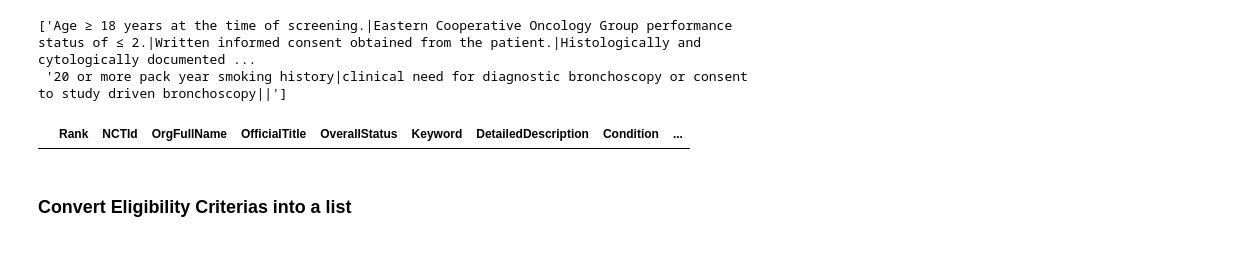
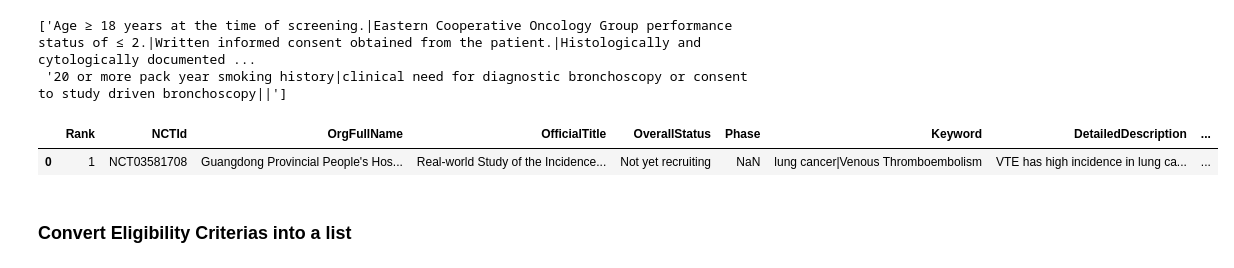
Before and after one commit to MWFK/NLP-Semantic-Similarity, a Jupyter notebook: ClinicalTrials/Data Engineering/01. Data_Extraction_Transformation.ipynb, the cells around one changed output. Drawn from its saved outputs; the diff is of its cells as text; code cells hidden in the pictures.

```diff
--- a/ClinicalTrials/Data Engineering/01. Data_Extraction_Transformation.ipynb
+++ b/ClinicalTrials/Data Engineering/01. Data_Extraction_Transformation.ipynb
@@ -19,21 +20,25 @@ from requests.packages.urllib3.util.retry import Retry
 # %% [markdown]
 ### Data
 # %%
-######### Study ##############
+####### Study #######
 # lung cancer
 # NStudiesFound: 10152
 
-######### Study Fields #######
-# NCTId, OrgFullName, OfficialTitle, OverallStatus, Keyword, DetailedDescription, Condition, EligibilityCriteria, HealthyVolunteers, Gender, MinimumAge, StudyPopulation,
-# LocationFacility, LocationCity, LocationState, LocationZip, LocationCountry
+####### Study Fields #######
+# NCTId, OrgFullName, OfficialTitle, OverallStatus, Phase, Keyword, DetailedDescription,
+# Condition, EligibilityCriteria, HealthyVolunteers, Gender, MinimumAge, StudyPopulation,
+# LocationFacility, LocationCity, LocationCountry
 
-### New Fields to add
-#LocationStatus
+####### New Fields to add #######
+# LocationStatus, Phase
 
-######### Range Min_MAX ######
+####### Deleted Fields #######
+# LocationState, LocationZip
+
+####### Range Min_MAX ######
 # 1 to 10152
 
-######### Format ############
+####### Format #######
 # CSV
 
 step    = 1000
@@ -43,9 +48,7 @@ max_rnk = step
 for req in range(11):
 
     print("Downloading Lung Cancer clinical trials with ranks from ", min_rnk, " to ", max_rnk)
-
-    url = 'https://clinicaltrials.gov/api/query/study_fields?expr=lung+cancer&fields=NCTId%2C+OrgFullName%2C+OfficialTitle%2C+OverallStatus%2C+Keyword%2C+DetailedDescription%2C+Condition%2C+EligibilityCriteria%2C+HealthyVolunteers%2C+Gender%2C+MinimumAge%2C+StudyPopulation%2C+LocationFacility%2C+LocationCity%2C+LocationState%2C+LocationStatus%2C+LocationZip%2C+LocationCountry&min_rnk='+str(min_rnk)+'&max_rnk='+str(max_rnk)+'&fmt=csv'
-
+    url = 'https://clinicaltrials.gov/api/query/study_fields?expr=lung+cancer&fields=NCTId%2C+OrgFullName%2C+OfficialTitle%2C+OverallStatus%2C+Phase%2C+Keyword%2C+DetailedDescription%2C+%0D%0ACondition%2C+EligibilityCriteria%2C+HealthyVolunteers%2C+Gender%2C+MinimumAge%2C+StudyPopulation%2C+%0D%0ALocationFacility%2C+LocationStatus%2C+LocationCity%2C+LocationCountry&min_rnk='+str(min_rnk)+'&max_rnk='+str(max_rnk)+'&fmt=csv'
     session = requests.Session()
     retry   = Retry(connect=3, backoff_factor=0.5)
     adapter = HTTPAdapter(max_retries=retry)
@@ -124,19 +127,20 @@ inclusion_criteria[:2]
 # %%
 df['InclusionCriteria'] = inclusion_criteria
 df['ExclusionCriteria'] = exclusion_criteria
 
 df['InclusionCriteriaNOPipe'] = [s.replace('|', '') for s in inclusion_criteria]
 df['ExclusionCriteriaNOPipe'] = [s.replace('|', '') for s in exclusion_criteria]
 
-cols = ['Rank', 'NCTId', 'OrgFullName', 'OfficialTitle', 'OverallStatus','Keyword', 'DetailedDescription', 'Condition',
+cols = ['Rank', 'NCTId', 'OrgFullName', 'OfficialTitle', 'OverallStatus', 'Phase','Keyword', 'DetailedDescription', 'Condition',
         'EligibilityCriteria','InclusionCriteria', 'ExclusionCriteria', 'InclusionCriteriaNOPipe', 'ExclusionCriteriaNOPipe',
         'HealthyVolunteers', 'Gender', 'MinimumAge', 'StudyPopulation',
-        'LocationFacility', 'LocationCity', 'LocationState', 'LocationStatus', 'LocationZip','LocationCountry']
+        'LocationFacility', 'LocationStatus', 'LocationCity', 'LocationCountry']
 
 df = df[cols]
-df.head(0)
+df.head(1)
 # %% [output]
-|  | Rank | NCTId | OrgFullName | OfficialTitle | OverallStatus | Keyword | DetailedDescription | Condition | ... |
+|  | Rank | NCTId | OrgFullName | OfficialTitle | OverallStatus | Phase | Keyword | DetailedDescription | ... |
+| 0 | 1 | NCT03581708 | Guangdong Provincial People's Hos... | Real-world Study of the Incidence... | Not yet recruiting | NaN | lung cancer|Venous Thromboembolism | VTE has high incidence in lung ca... | ... |
 # %% [markdown]
 ### Convert Eligibility Criterias into a list
 # %%
```
Also changed, not shown: parts of 16 cells of this notebook.
